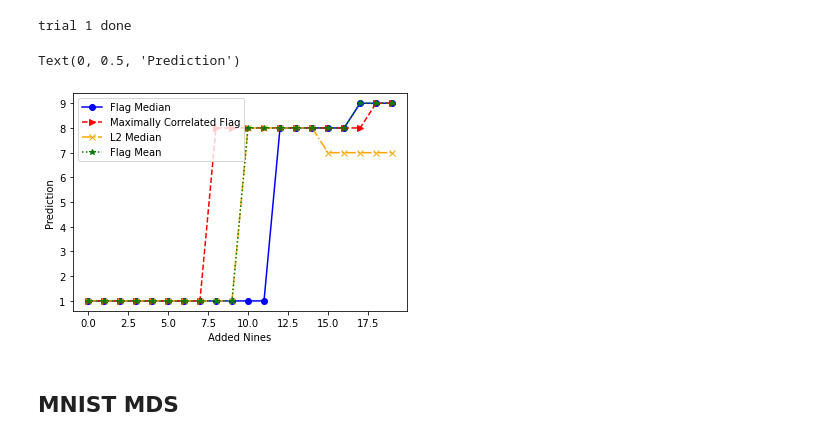
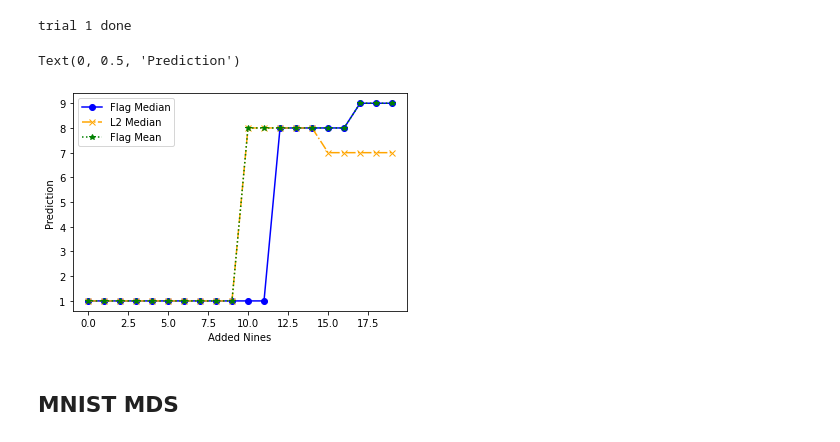
Before and after one commit to nmank/PhD_Code, a Jupyter notebook: FlagIRLSExamples.ipynb, the cells around one changed output. Saved outputs shown, nothing was run; the diff lists cells and outputs as text; code cells hidden in the pictures.

```diff
--- a/FlagIRLSExamples.ipynb
+++ b/FlagIRLSExamples.ipynb
@@ -161,7 +179,7 @@ n_its = 800
 flg_errs = []
 gd_errs = []
 for seed in range(100):
-    flg_errs.append(np.array(ca.irls_flag(gr_list, r, n_its, 'sine', opt_err = 'sine', seed = seed)[1]))
+    flg_errs.append(np.array(ca.irls_flag(gr_list, r, n_its, 'sine', opt_err = 'sine', seed = seed, diff_eps = .00001)[1]))
     gd_errs.append(np.array(ca.gradient_descent(gr_list, r, -.01, n_its, 'sine', seed = seed)[1]))
 
 flg_err = []
@@ -183,8 +201,8 @@ gd_stds = np.std(np.vstack(gd_errs), axis = 0)
 plt.figure()
 plt.fill_between(np.arange(len(gd_stds)), gd_err-gd_stds, gd_err+gd_stds, color = '0.7')
 plt.plot(gd_err, label = 'Gradient Descent', color = 'black', linestyle = 'dotted')
-plt.fill_between(np.arange(len(flg_stds)), flg_err-flg_stds, flg_err+flg_stds, color = 'blue', alpha = .5)
-plt.plot(flg_err, label = 'FlagIRLS', color = 'blue', linestyle = 'solid')
+plt.fill_between(np.arange(len(flg_stds)), flg_err-flg_stds, flg_err+flg_stds, color = 'tab:blue', alpha = .5)
+plt.plot(flg_err, label = 'FlagIRLS', color = 'tab:blue', linestyle = 'solid')
 plt.title('Flag Median')
 plt.legend()
 # plt.xticks([n for n in range(0,21,5)])
@@ -578,8 +800,8 @@ def run_mnist_test(k, digit1, digit2, num_samples1, num_samples2,n_its,seed):
     #calculate flag median
     flg_median = ca.irls_flag(gr_list, k, n_its, 'sine', opt_err = 'sine', seed = seed)[0]
 
-    #calculate flag median
-    max_cor_flg = ca.irls_flag(gr_list, k, n_its, 'cosine', opt_err = 'cosine', seed = seed)[0]
+    #calculate
+    # max_cor_flg = ca.irls_flag(gr_list, k, n_its, 'cosine', opt_err = 'cosine', seed = seed)[0]
 
 
     #calculate l2 median
@@ -594,7 +816,8 @@ def run_mnist_test(k, digit1, digit2, num_samples1, num_samples2,n_its,seed):
 
     # print('L2 median finished')
 
-    return flg_mean, flg_median, max_cor_flg, l2_med, gr_list
+    # return flg_mean, flg_median, max_cor_flg, l2_med, gr_list
+    return flg_mean, flg_median, l2_med, gr_list
 # %% [markdown]
 ## MNIST Nerual Network
 # %%
@@ -630,10 +853,12 @@ else:
         out = run_mnist_test(k,digit1,digit2,num_samples1,num_samples2,n_its,seed)
         flag_means.append(out[0])
         flag_medians.append(out[1])
-        max_cor_flgs.append(out[2])
-        l2_meds.append(out[3])
+        l2_meds.append(out[2])
+        # max_cor_flgs.append(out[2])
+        # l2_meds.append(out[3])
         n2s.append(num_samples1)
         n5s.append(num_samples2)
+        # dataset = out[4]
         dataset = out[3]
 
     # model = torch.load('../MNIST_Classifier/raw_triangle_nn_3layer_lr_p1/model/model49.pth')
@@ -646,8 +871,8 @@ else:
         point = flag_means[i]
         f_prediction = torch.argmax(model(torch.tensor(point.T*-255).float())).item()
 
-        point = max_cor_flgs[i]
-        c_prediction = torch.argmax(model(torch.tensor(point.T*-255).float())).item()
+        # point = max_cor_flgs[i]
+        # c_prediction = torch.argmax(model(torch.tensor(point.T*-255).float())).item()
 
         point = l2_meds[i]
         l_prediction = torch.argmax(model(torch.tensor(point.T*-255).float())).item()
@@ -656,9 +881,9 @@ else:
                                         'Added Nines': i,
                                         'Prediction': s_prediction}, ignore_index = True)
 
-        predictions = predictions.append({'Prototype': 'Maximally Correlated Flag',
-                                        'Added Nines': i,
-                                        'Prediction': c_prediction}, ignore_index = True)
+        # predictions = predictions.append({'Prototype': 'Maximally Correlated Flag',
+        #                                 'Added Nines': i,
+        #                                 'Prediction': c_prediction}, ignore_index = True)
 
         predictions = predictions.append({'Prototype': 'L2 Median',
                                         'Added Nines': i,
@@ -673,27 +898,31 @@ else:
 trial 1 done
 # %%
 
-linestyles = ['solid', 'dashed', 'dashdot', 'dotted']
-markers = ['o', '>', 'x', '*']
-colors = ['blue', 'red', 'orange', 'green']
+# linestyles = ['solid', 'dashed', 'dashdot', 'dotted']
+# markers = ['o', '>', 'x', '*']
+# colors = ['blue', 'red', 'orange', 'green']
+linestyles = ['solid', 'dashdot', 'dotted']
+markers = ['o', 'x', '*']
+colors = ['blue', 'orange', 'green']
 j=0
 ci = 0
-for alg in ['Flag Median', 'Maximally Correlated Flag', 'L2 Median', 'Flag Mean']:
+# for alg in ['Flag Median', 'Maximally Correlated Flag', 'L2 Median', 'Flag Mean']:
+for alg in ['Flag Median', 'L2 Median', 'Flag Mean']:
     small = predictions[predictions['Prototype'] == alg][['Added Nines', 'Prediction']]
     x = []
     for i in range(20):
         temp = np.array(small[small['Added Nines'] == i]['Prediction'])
         x.append(temp)
 
     plt.plot(np.arange(20), x, label = alg, linestyle = linestyles[j], marker = markers[j], color = colors[j])
 
     j+=1
 plt.legend()
 plt.xlabel('Added Nines')
 plt.ylabel('Prediction')
 # %% [output]
 Text(0, 0.5, 'Prediction')
-[figure, old version]
+[figure, new version]
 # %% [markdown]
 ## MNIST MDS
 # %%
```
Also changed, not shown: parts of 24 cells of this notebook, 34 other files.
